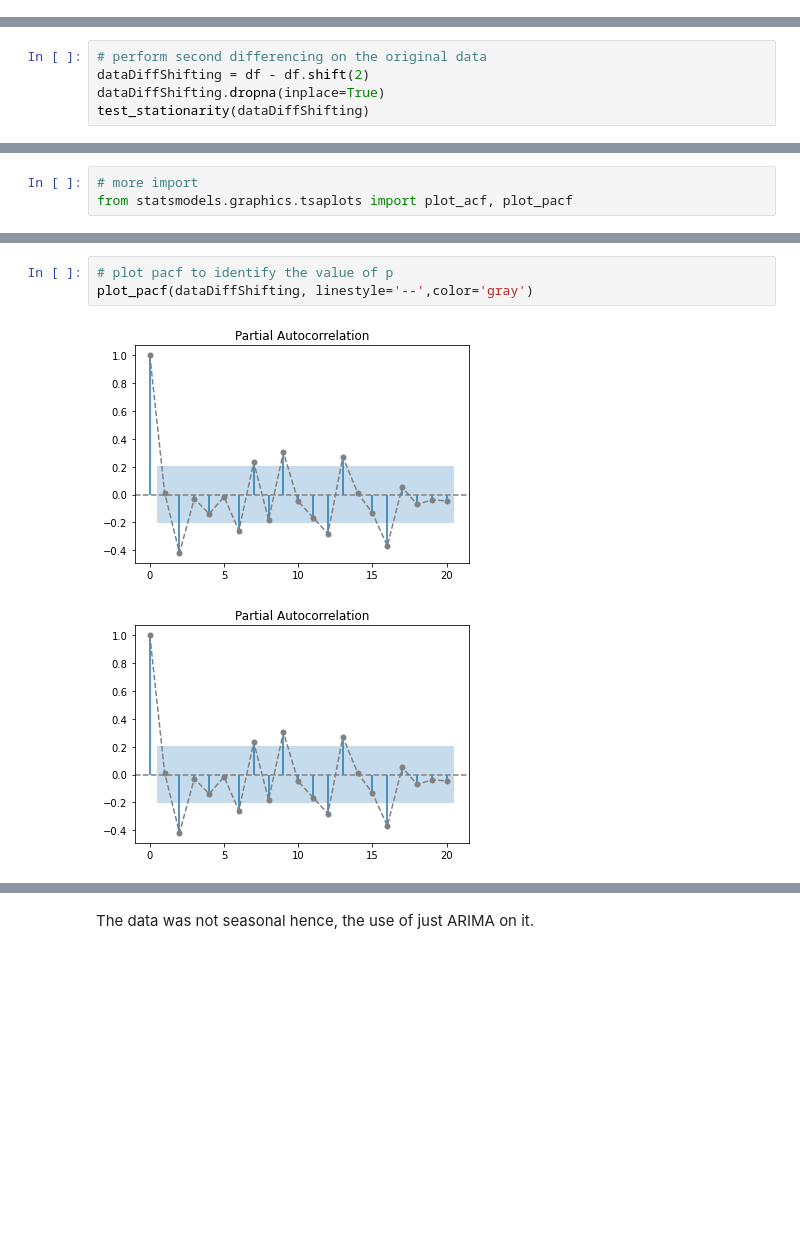
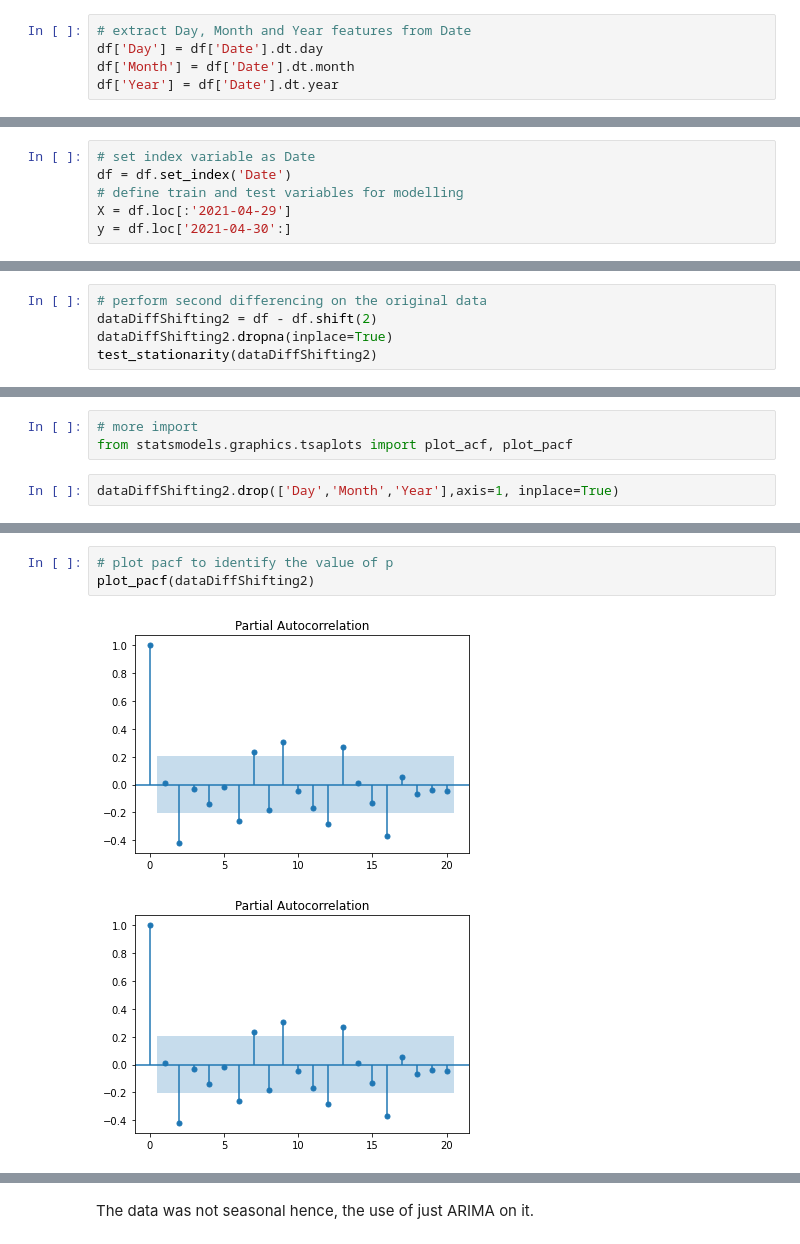
Before and after one commit to khaiyra/restaurant-sales-forecast, a Jupyter notebook: Restaurant Sales Forecast.ipynb, the cells around one changed output, grey strips where cells are left out. Saved outputs shown, nothing was run; the diff lists cells and outputs as text; blank space fills up the shorter version.

```diff
--- a/Restaurant Sales Forecast.ipynb
+++ b/Restaurant Sales Forecast.ipynb
@@ -81,2 +90,7 @@ df.tail()
 # %% [markdown]
 Above shows that the record of Sales ends at the fifth month. It started at the second month according to head() function
+# %%
+# extract Day, Month and Year features from Date
+df['Day'] = df['Date'].dt.day
+df['Month'] = df['Date'].dt.month
+df['Year'] = df['Date'].dt.year
@@ -102,0 +154,6 @@ The data does not tend to follow a seasonal pattern or trend.
+# %%
+# set index variable as Date
+df = df.set_index('Date')
+# define train and test variables for modelling
+X = df.loc[:'2021-04-29']
+y = df.loc['2021-04-30':]
@@ -248,9 +339,9 @@ critical value (10%)   -2.584824e+00
 dtype: float64
 # %%
 # perform second differencing on the original data
-dataDiffShifting = df - df.shift(2)
-dataDiffShifting.dropna(inplace=True)
-test_stationarity(dataDiffShifting)
+dataDiffShifting2 = df - df.shift(2)
+dataDiffShifting2.dropna(inplace=True)
+test_stationarity(dataDiffShifting2)
 # %% [output]
 Result of ADF test:
 ADF test statistic      -2.482017
@@ -277,5 +368,7 @@ fig.set_size_inches(15, 8)
 # %%
 # more import
 from statsmodels.graphics.tsaplots import plot_acf, plot_pacf
+# %%
+dataDiffShifting2.drop(['Day','Month','Year'],axis=1, inplace=True)
 # %%
 # plot acf to determine value q
@@ -285,7 +378,7 @@ plot_acf(dataDiffShifting)
 [figure]
 # %%
 # plot pacf to identify the value of p
-plot_pacf(dataDiffShifting, linestyle='--',color='gray')
+plot_pacf(dataDiffShifting2)
 # %% [output]
-[figure, old version]
+[figure, new version]
-[figure, old version]
+[figure, new version]
```
Also changed, not shown: parts of 54 cells of this notebook.
